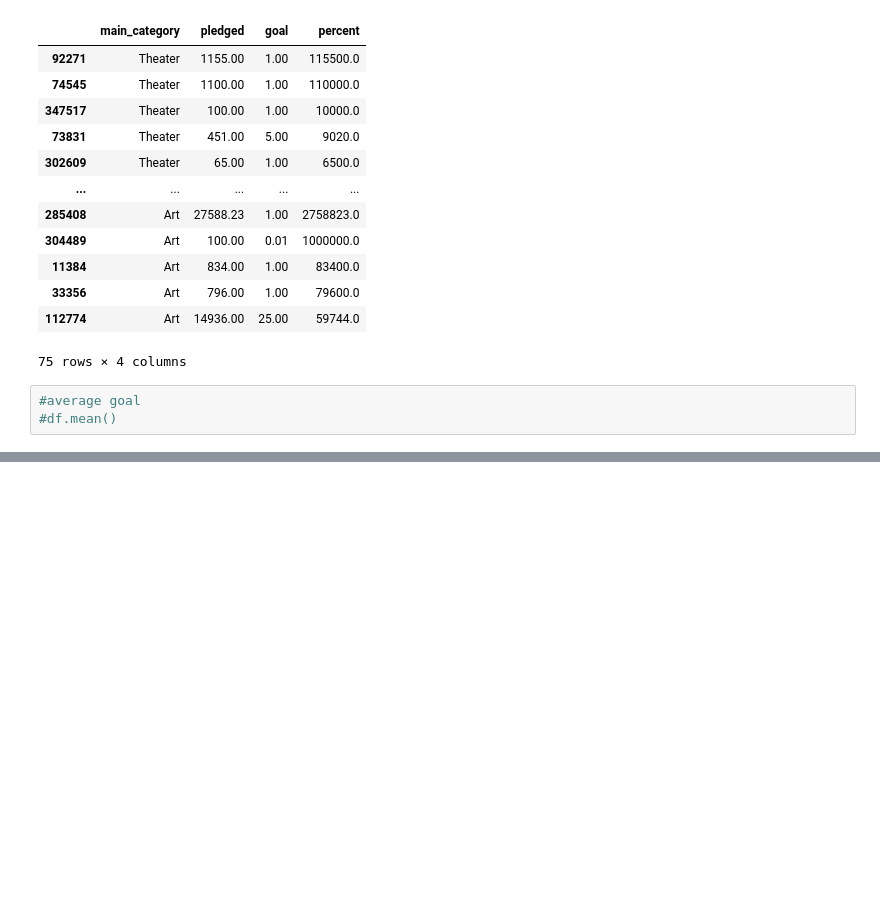
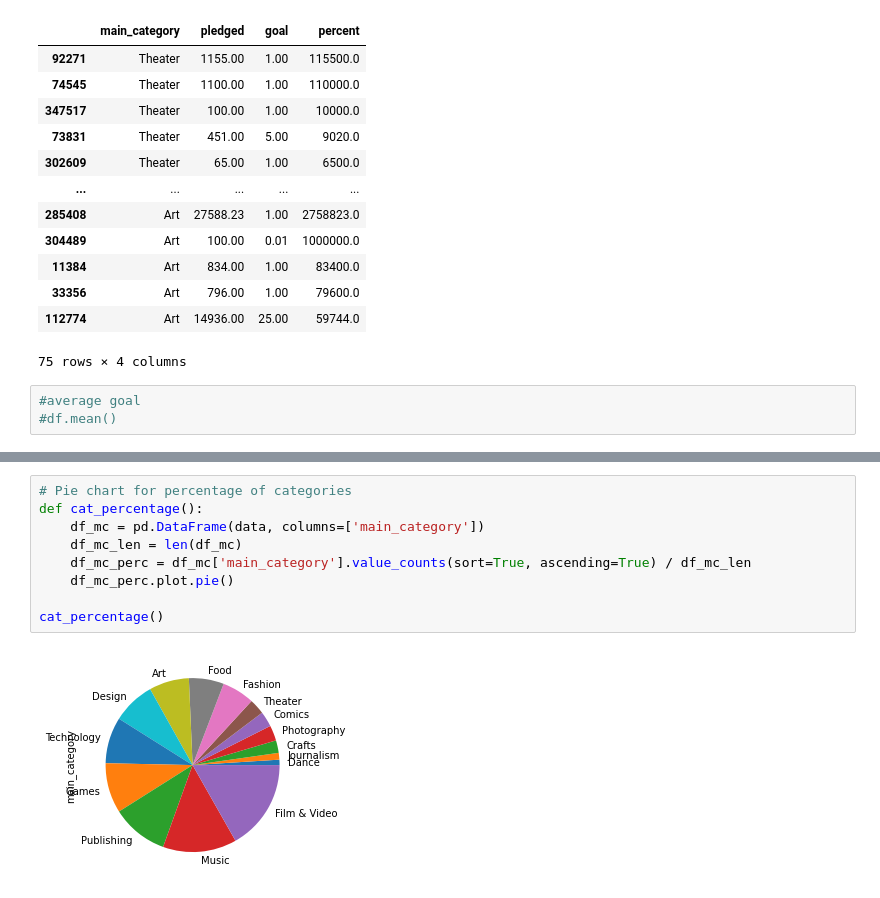
Before and after one commit to kevinkrips/DBUAS, a Jupyter notebook: ads-01-homework/main.ipynb, the cells around one changed output, grey strips where cells are left out. Saved outputs shown, nothing was run; the diff lists cells and outputs as text; blank space fills up the shorter version.

```diff
--- a/ads-01-homework/main.ipynb
+++ b/ads-01-homework/main.ipynb
@@ -198,3 +157,14 @@ print(highest.head(n=10))
 6665           Games    63416      US        8596474.58       950000.0
 309630         Games    43733      US        7072757.00        40000.0
 271276        Design    26359      US        6565782.50       500000.0
+# %%
+# Pie chart for percentage of categories
+def cat_percentage():
+    df_mc = pd.DataFrame(data, columns=['main_category'])
+    df_mc_len = len(df_mc)
+    df_mc_perc = df_mc['main_category'].value_counts(sort=True, ascending=True) / df_mc_len
+    df_mc_perc.plot.pie()
+
+cat_percentage()
+# %% [output]
+[figure, added]
```
Also changed, not shown: parts of 8 cells of this notebook.
